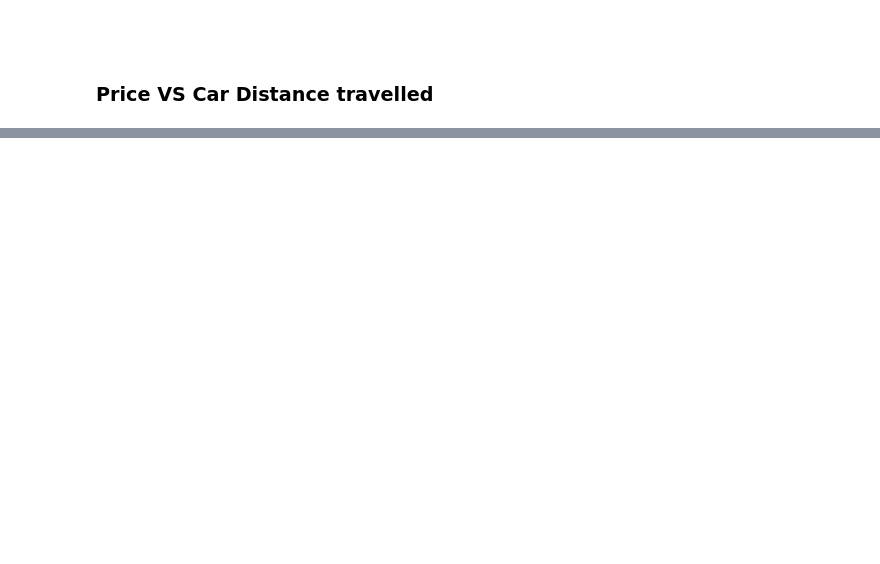
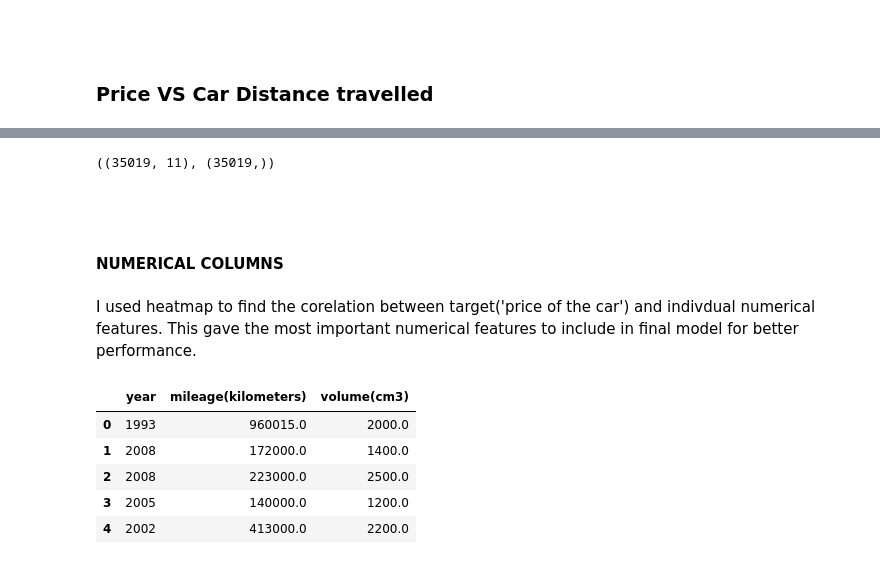
Before and after one commit to skar94376/Used_Car_Price, a Jupyter notebook: Used_Car_Price.ipynb, the cells around one changed output, grey strips where cells are left out. Cells and saved outputs as stored; diff of their text form; code cells hidden in the pictures; blank space fills up the shorter version.

```diff
--- a/Used_Car_Price.ipynb
+++ b/Used_Car_Price.ipynb
@@ -312,0 +242,4 @@ sns.relplot(data=df,x='mileage(kilometers)',y='priceUSD',height=7,aspect=1.5,col
+# %%
+X.shape,Y.shape
+# %% [output]
+((35019, 11), (35019,))
@@ -312,0 +249,15 @@ sns.relplot(data=df,x='mileage(kilometers)',y='priceUSD',height=7,aspect=1.5,col
+# %% [markdown]
+<BR>
+# %% [markdown]
+#### NUMERICAL COLUMNS
+# %% [markdown]
+I used heatmap to find the corelation between target('price of the car') and indivdual numerical features. This gave the most important numerical features to include in final model for better performance.
+# %%
+num_df.head()
+# %% [output]
+|  | year | mileage(kilometers) | volume(cm3) |
+| 0 | 1993 | 960015.0 | 2000.0 |
+| 1 | 2008 | 172000.0 | 1400.0 |
+| 2 | 2008 | 223000.0 | 2500.0 |
+| 3 | 2005 | 140000.0 | 1200.0 |
+| 4 | 2002 | 413000.0 | 2200.0 |
```
Also changed, not shown: parts of 71 cells of this notebook.
